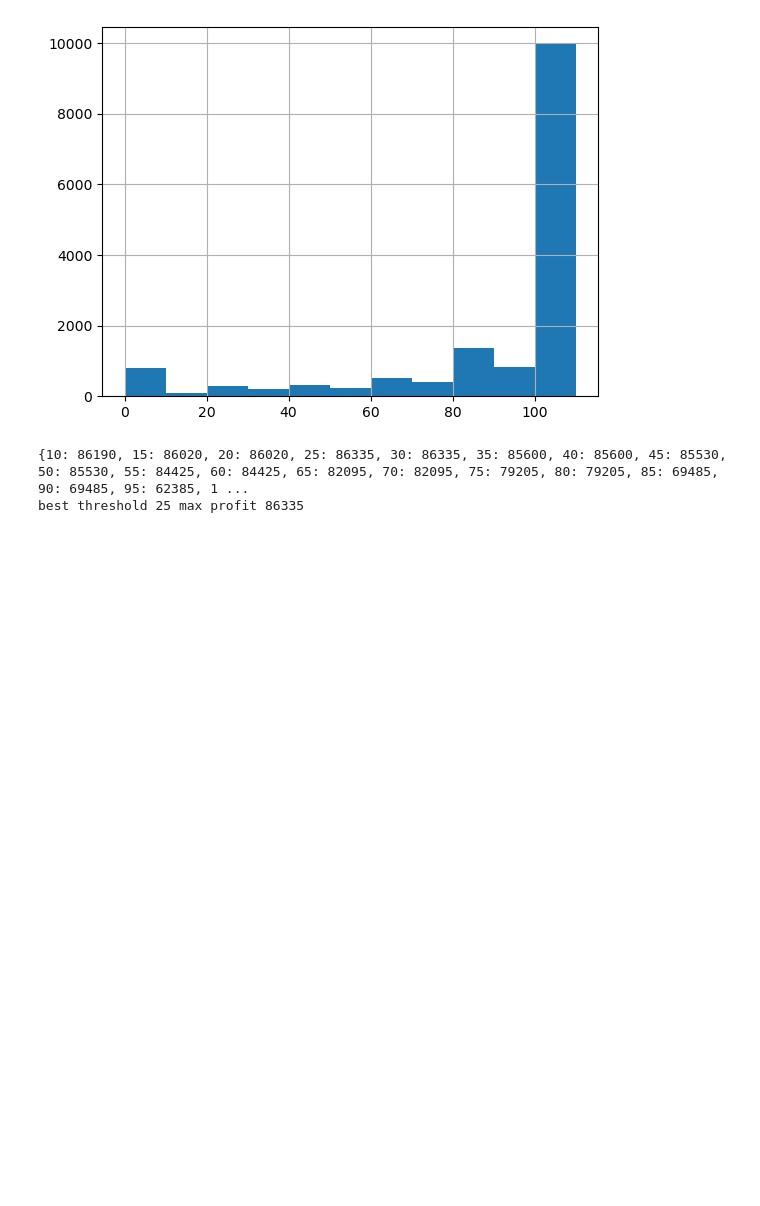
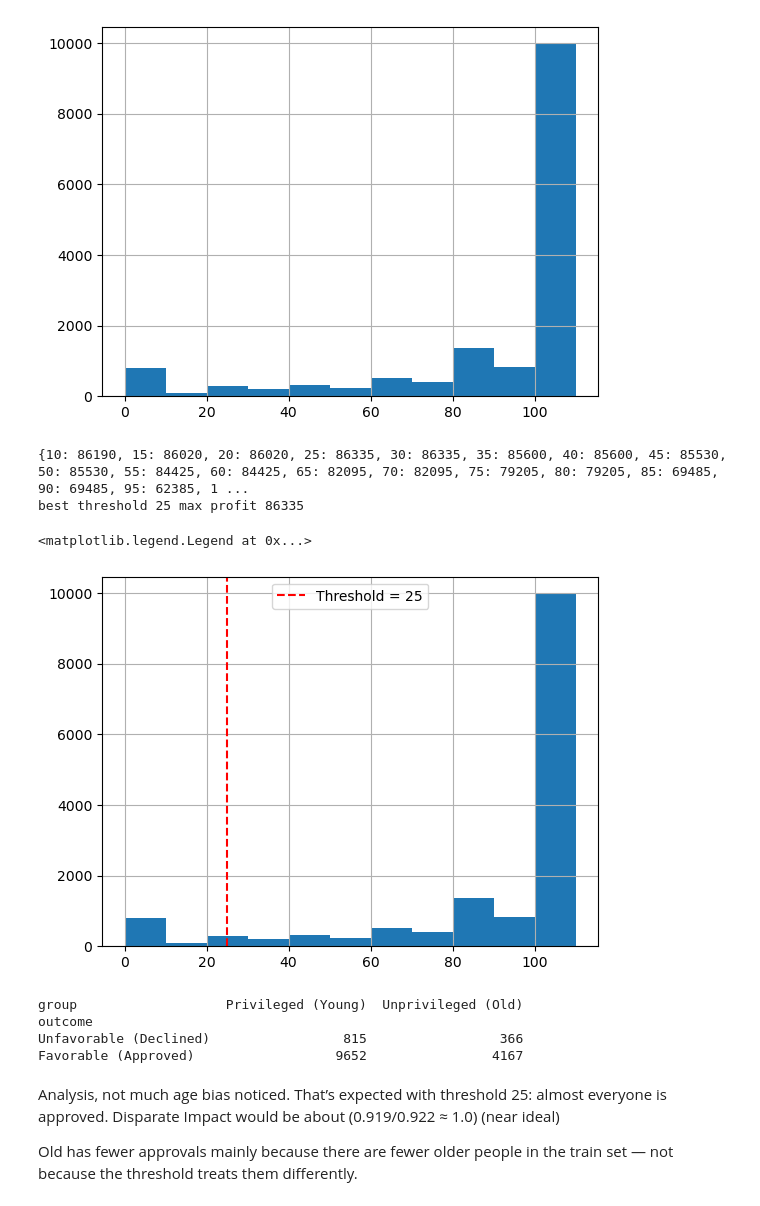
Before and after one commit to lukeckk/CS6603_2026_Summer, a Jupyter notebook: Fairness_and_Bias_Assignment/fairness_bias.ipynb, the cells around one changed output. Cells and saved outputs as stored; diff of their text form; code cells hidden in the pictures; blank space fills up the shorter version.

```diff
--- a/Fairness_and_Bias_Assignment/fairness_bias.ipynb
+++ b/Fairness_and_Bias_Assignment/fairness_bias.ipynb
@@ -109,3 +109,34 @@ print('best threshold', best_x, 'max profit', profits[best_x])
 # %% [output]
 {10: 86190, 15: 86020, 20: 86020, 25: 86335, 30: 86335, 35: 85600, 40: 85600, 45: 85530, 50: 85530, 55: 84425, 60: 84425, 65: 82095, 70: 82095, 75: 79205, 80: 79205, 85: 69485, 90: 69485, 95: 62385, 1 ...
 best threshold 25 max profit 86335
+# %%
+# 4.3
+
+ax = train_df['creditworthiness'].hist(bins=range(0, 111, 10))
+ax.axvline(25, color='red', linestyle='--', label='Threshold = 25')
+ax.legend()
+# %% [output]
+<matplotlib.legend.Legend at 0x...>
+[figure, added]
+# %%
+# 4.4
+
+threshold = 25
+train = train_df.copy()
+train['outcome'] = np.where(
+    train['creditworthiness'] >= threshold, 'Favorable (Approved)', 'Unfavorable (Declined)'
+)
+train['group'] = np.where(train['AGE'] < 40, 'Privileged (Young)', 'Unprivileged (Old)')
+table = pd.crosstab(train['outcome'], train['group'])
+# put Unfavorable row first to match FAQ table layout
+table = table.reindex(['Unfavorable (Declined)', 'Favorable (Approved)'])
+print(table)
+# %% [output]
+group                   Privileged (Young)  Unprivileged (Old)
+outcome
+Unfavorable (Declined)                 815                 366
+Favorable (Approved)                  9652                4167
+# %% [markdown]
+Analysis, not much age bias noticed. That’s expected with threshold 25: almost everyone is approved. Disparate Impact would be about (0.919/0.922 ≈ 1.0) (near ideal)
+
+Old has fewer approvals mainly because there are fewer older people in the train set — not because the threshold treats them differently.
```
